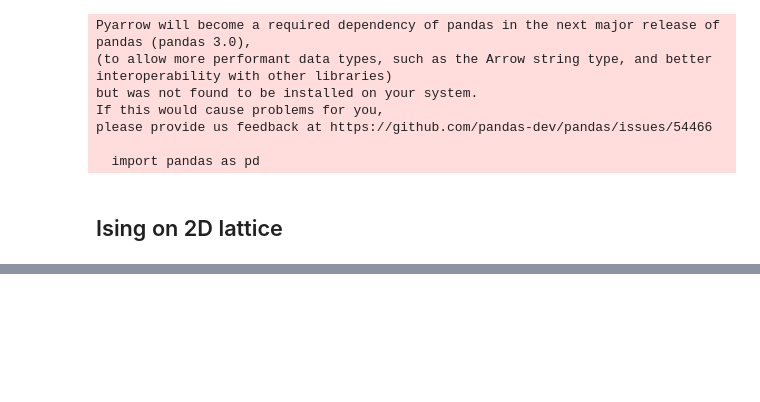
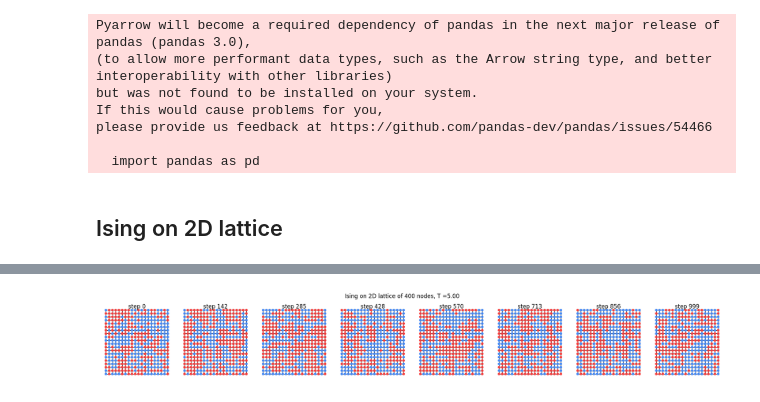
Before and after one commit to miriamzara/ComplexNet_project, a Jupyter notebook: project_01/metropolis.ipynb, the cells around one changed output, grey strips where cells are left out. Drawn from its saved outputs; the diff is of its cells as text; code cells hidden in the pictures; blank space fills up the shorter version.

```diff
--- a/project_01/metropolis.ipynb
+++ b/project_01/metropolis.ipynb
@@ -107,12 +121,16 @@ def state_colors(state):
 # %%
+J = 1.0
 theoretical_critical_temperature = J * ( 2 / np.log(1 + np.sqrt(2)) )
-chosen_temp = 0.5 * theoretical_critical_temperature
-n_linear = 100
+chosen_temp = theoretical_critical_temperature
+n_linear = 20
 N = n_linear ** 2
 G = create_square_lattice(n_linear)
 a = get_dense_adj_matrix(G)
 pos = {(x, y): (x, y) for x, y in G.nodes()}
-
-initial_state, final_state, df = simulate_ising_fixed_temp(adjacency_matrix= a, T = chosen_temp, num_steps= 10)
+n_snap = 8
+n_step = 1000
+initial_state, final_state, df, snapshot_df = simulate_ising_fixed_temp(adjacency_matrix= a, T = chosen_temp, num_steps= n_step, n_snapshots = n_snap)
+df.to_csv(f"2d_results_num_nodes_{N}_temp_{chosen_temp}.csv")
+snapshot_df.to_csv(f"2d_snapshots_num_nodes_{N}_temp_{chosen_temp:.2f}.csv")
 # %% [output]
 step number 0
@@ -147,0 +156,10 @@ ax.plot(df['n_step'], df['average_magnetization'])
+# %%
+fig, axs = plt.subplots(1, n_snap, figsize = (3 * n_snap, 3))
+plt.subplots_adjust(wspace = 0.05)
+for i, snapshot_step in enumerate(np.linspace(0, n_step -1, n_snap, dtype = int)):
+    nx.draw(G, pos, ax = axs[i], node_size=20, node_color= state_colors(snapshot_df[f'step_{snapshot_step}']))
+    axs[i].set_title(f"step {snapshot_step}", y = 0.9)
+plt.suptitle(f"Ising on 2D lattice of {N} nodes, T ={chosen_temp:.2f}")
+plt.savefig(f"2d_snapshots_num_nodes{N}_temp_{chosen_temp}.pdf")
+# %% [output]
+[figure, added]
```
Also changed, not shown: parts of 10 cells of this notebook, 28 other files.
